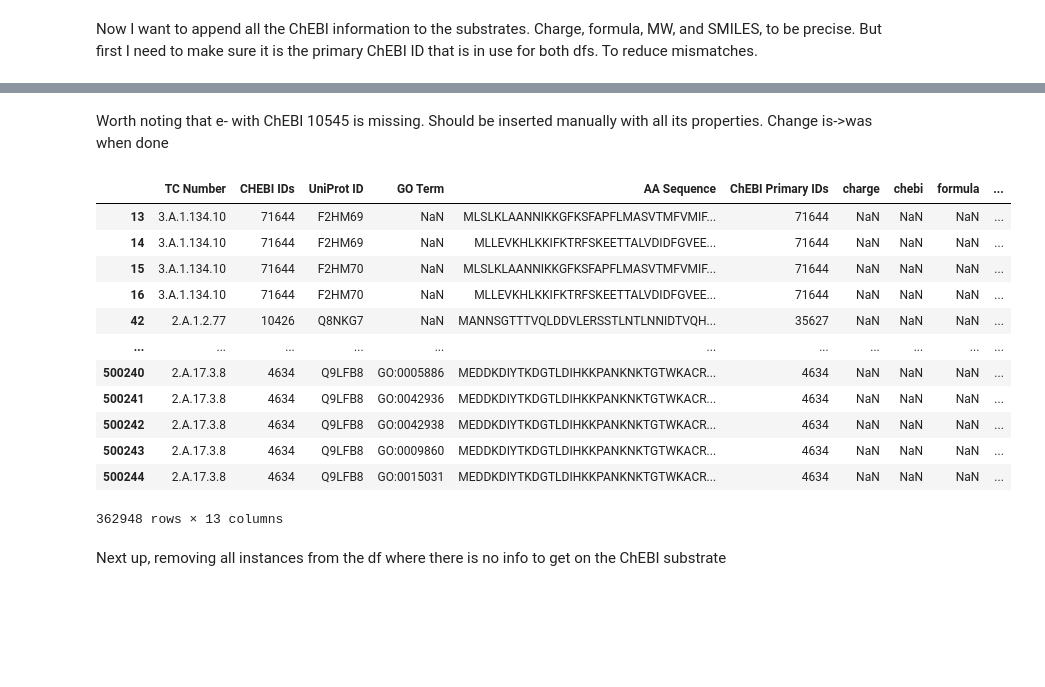
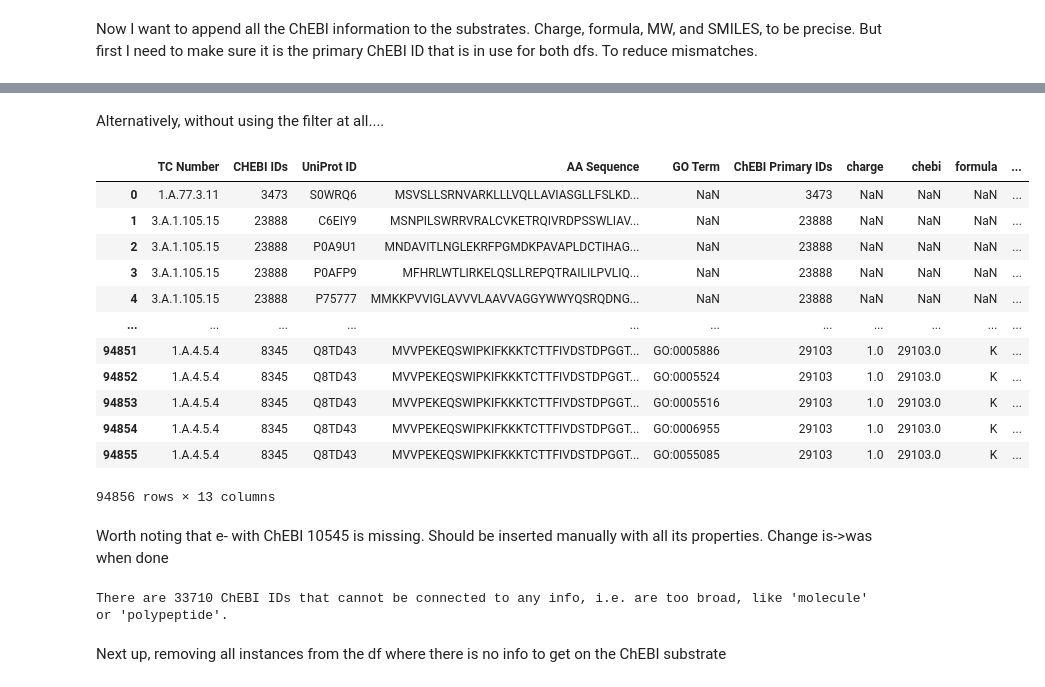
Before and after one commit to blandro/metabolite-transporter-annotation, a Jupyter notebook: main.ipynb, the cells around one changed output, grey strips where cells are left out. Saved outputs shown, nothing was run; the diff lists cells and outputs as text; code cells hidden in the pictures; blank space fills up the shorter version.

```diff
--- a/main.ipynb
+++ b/main.ipynb
@@ -179,22 +212,30 @@ df_chebi_info
+# %% [markdown]
+Alternatively, without using the filter at all....
+# %%
+df_chebi_info = df_merged.merge(chebi_df, left_on="ChEBI Primary IDs", right_on="chebi_primary", how="left")
+df_chebi_info.rename(columns={"label":"chebi_label"}, inplace=True)
+df_chebi_info
+# %% [output]
+|  | TC Number | CHEBI IDs | UniProt ID | AA Sequence | GO Term | ChEBI Primary IDs | charge | chebi | formula | ... |
+| 0 | 1.A.77.3.11 | 3473 | S0WRQ6 | MSVSLLSRNVARKLLLVQLLAVIASGLLFSLKD... | NaN | 3473 | NaN | NaN | NaN | ... |
+| 1 | 3.A.1.105.15 | 23888 | C6EIY9 | MSNPILSWRRVRALCVKETRQIVRDPSSWLIAV... | NaN | 23888 | NaN | NaN | NaN | ... |
+| 2 | 3.A.1.105.15 | 23888 | P0A9U1 | MNDAVITLNGLEKRFPGMDKPAVAPLDCTIHAG... | NaN | 23888 | NaN | NaN | NaN | ... |
+| 3 | 3.A.1.105.15 | 23888 | P0AFP9 | MFHRLWTLIRKELQSLLREPQTRAILILPVLIQ... | NaN | 23888 | NaN | NaN | NaN | ... |
+| 4 | 3.A.1.105.15 | 23888 | P75777 | MMKKPVVIGLAVVVLAAVVAGGYWWYQSRQDNG... | NaN | 23888 | NaN | NaN | NaN | ... |
+| ... | ... | ... | ... | ... | ... | ... | ... | ... | ... | ... |
+| 94851 | 1.A.4.5.4 | 8345 | Q8TD43 | MVVPEKEQSWIPKIFKKKTCTTFIVDSTDPGGT... | GO:0005886 | 29103 | 1.0 | 29103.0 | K | ... |
+| 94852 | 1.A.4.5.4 | 8345 | Q8TD43 | MVVPEKEQSWIPKIFKKKTCTTFIVDSTDPGGT... | GO:0005524 | 29103 | 1.0 | 29103.0 | K | ... |
+| 94853 | 1.A.4.5.4 | 8345 | Q8TD43 | MVVPEKEQSWIPKIFKKKTCTTFIVDSTDPGGT... | GO:0005516 | 29103 | 1.0 | 29103.0 | K | ... |
+| 94854 | 1.A.4.5.4 | 8345 | Q8TD43 | MVVPEKEQSWIPKIFKKKTCTTFIVDSTDPGGT... | GO:0006955 | 29103 | 1.0 | 29103.0 | K | ... |
+| 94855 | 1.A.4.5.4 | 8345 | Q8TD43 | MVVPEKEQSWIPKIFKKKTCTTFIVDSTDPGGT... | GO:0055085 | 29103 | 1.0 | 29103.0 | K | ... |
+94856 rows × 13 columns
 # %% [markdown]
 Worth noting that e- with ChEBI 10545 is missing. Should be inserted manually with all its properties. Change is->was when done
 # %%
 # df_chebi_info[df_chebi_info["CHEBI IDs"] == 1]
 df_missing_chebis = df_chebi_info[df_chebi_info['chebi'].isna()]
-df_missing_chebis
+print(f"There are {len(df_missing_chebis)} ChEBI IDs that cannot be connected to any info, i.e. are too broad, like 'molecule' or 'polypeptide'.")
 # %% [output]
-|  | TC Number | CHEBI IDs | UniProt ID | GO Term | AA Sequence | ChEBI Primary IDs | charge | chebi | formula | ... |
-| 13 | 3.A.1.134.10 | 71644 | F2HM69 | NaN | MLSLKLAANNIKKGFKSFAPFLMASVTMFVMIF... | 71644 | NaN | NaN | NaN | ... |
-| 14 | 3.A.1.134.10 | 71644 | F2HM69 | NaN | MLLEVKHLKKIFKTRFSKEETTALVDIDFGVEE... | 71644 | NaN | NaN | NaN | ... |
-| 15 | 3.A.1.134.10 | 71644 | F2HM70 | NaN | MLSLKLAANNIKKGFKSFAPFLMASVTMFVMIF... | 71644 | NaN | NaN | NaN | ... |
-| 16 | 3.A.1.134.10 | 71644 | F2HM70 | NaN | MLLEVKHLKKIFKTRFSKEETTALVDIDFGVEE... | 71644 | NaN | NaN | NaN | ... |
-| 42 | 2.A.1.2.77 | 10426 | Q8NKG7 | NaN | MANNSGTTTVQLDDVLERSSTLNTLNNIDTVQH... | 35627 | NaN | NaN | NaN | ... |
-| ... | ... | ... | ... | ... | ... | ... | ... | ... | ... | ... |
-| 500240 | 2.A.17.3.8 | 4634 | Q9LFB8 | GO:0005886 | MEDDKDIYTKDGTLDIHKKPANKNKTGTWKACR... | 4634 | NaN | NaN | NaN | ... |
-| 500241 | 2.A.17.3.8 | 4634 | Q9LFB8 | GO:0042936 | MEDDKDIYTKDGTLDIHKKPANKNKTGTWKACR... | 4634 | NaN | NaN | NaN | ... |
-| 500242 | 2.A.17.3.8 | 4634 | Q9LFB8 | GO:0042938 | MEDDKDIYTKDGTLDIHKKPANKNKTGTWKACR... | 4634 | NaN | NaN | NaN | ... |
-| 500243 | 2.A.17.3.8 | 4634 | Q9LFB8 | GO:0009860 | MEDDKDIYTKDGTLDIHKKPANKNKTGTWKACR... | 4634 | NaN | NaN | NaN | ... |
-| 500244 | 2.A.17.3.8 | 4634 | Q9LFB8 | GO:0015031 | MEDDKDIYTKDGTLDIHKKPANKNKTGTWKACR... | 4634 | NaN | NaN | NaN | ... |
-362948 rows × 13 columns
+There are 33710 ChEBI IDs that cannot be connected to any info, i.e. are too broad, like 'molecule' or 'polypeptide'.
 # %% [markdown]
 Next up, removing all instances from the df where there is no info to get on the ChEBI substrate
```
Also changed, not shown: parts of 10 cells of this notebook, 1 other file.
